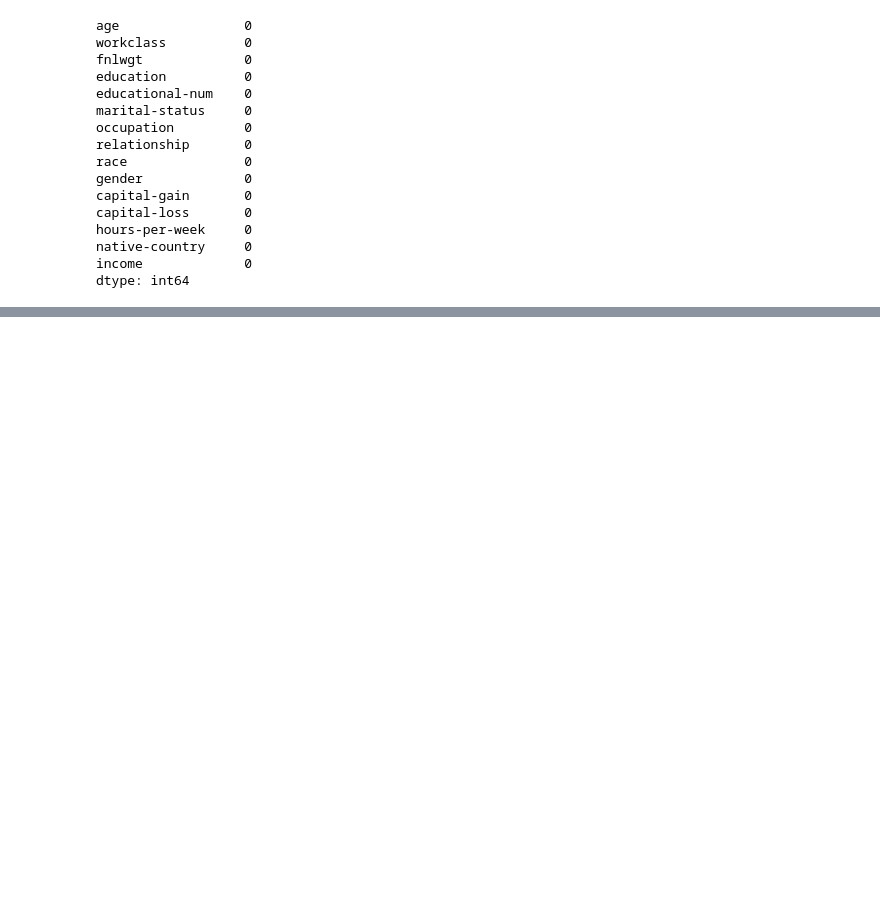
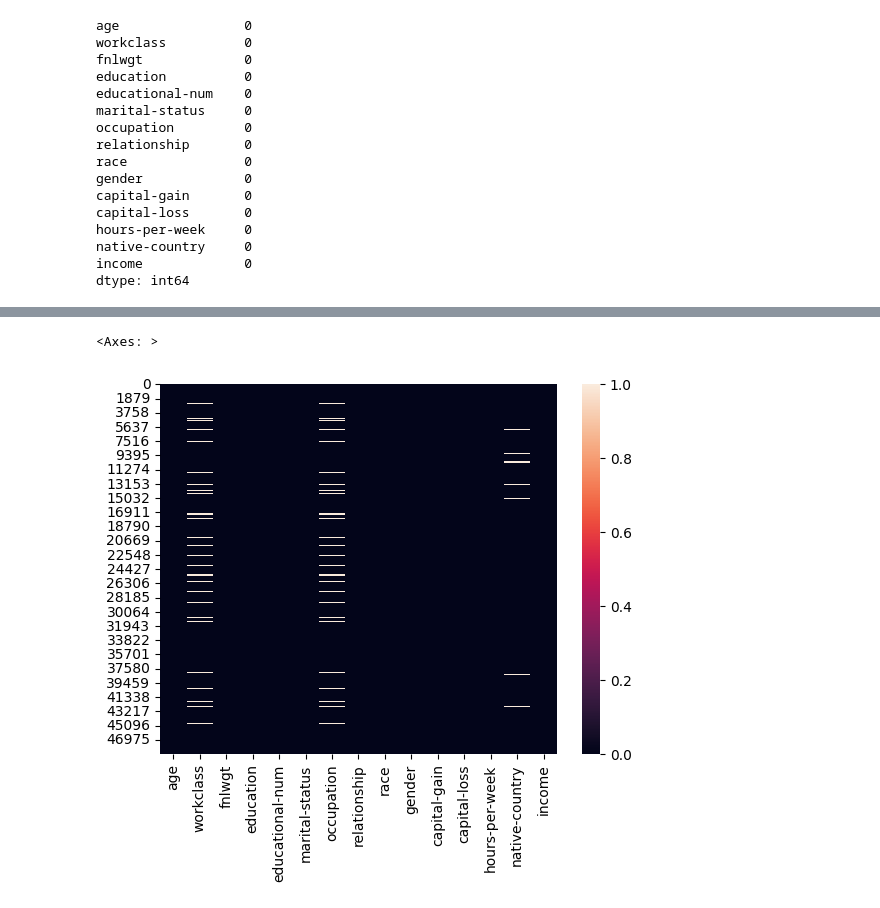
Before and after one commit to Vishwaskarma/Data-Science, a Jupyter notebook: Python/LearningProject/ProjectThree/ProjectThree.ipynb, the cells around one changed output, grey strips where cells are left out. Drawn from its saved outputs; the diff is of its cells as text; code cells hidden in the pictures; blank space fills up the shorter version.

```diff
--- a/Python/LearningProject/ProjectThree/ProjectThree.ipynb
+++ b/Python/LearningProject/ProjectThree/ProjectThree.ipynb
@@ -201,0 +221,5 @@ dtype: int64
+# %%
+sns.heatmap(data.isnull())
+# %% [output]
+<Axes: >
+[figure, added]
```
Also changed, not shown: parts of 10 cells of this notebook, 1 other file.
